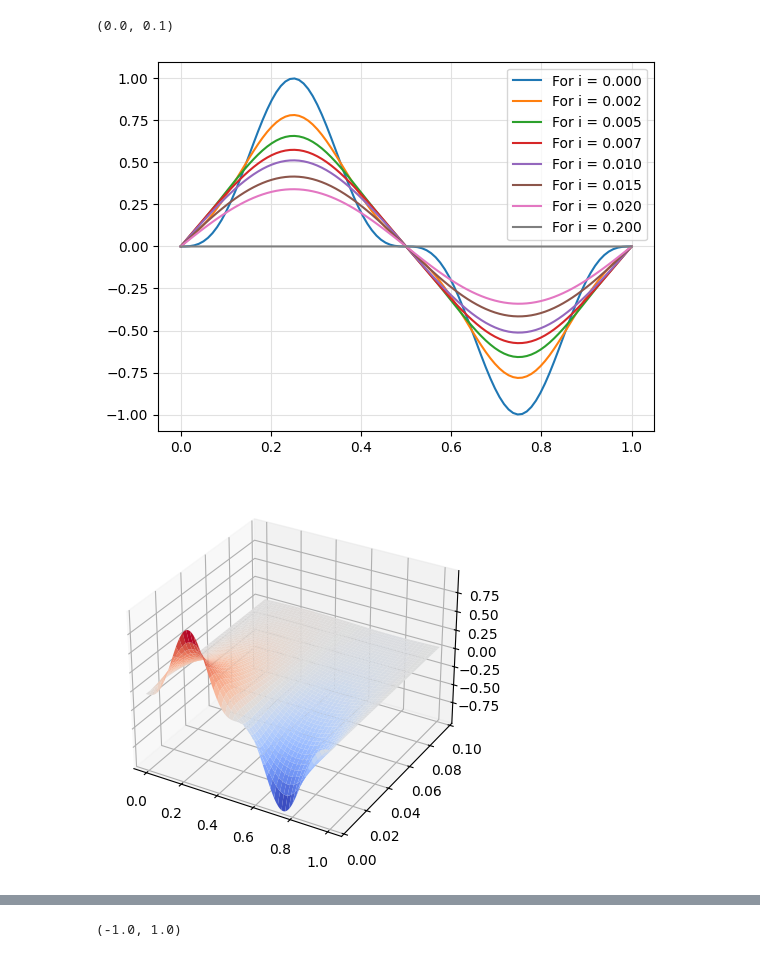
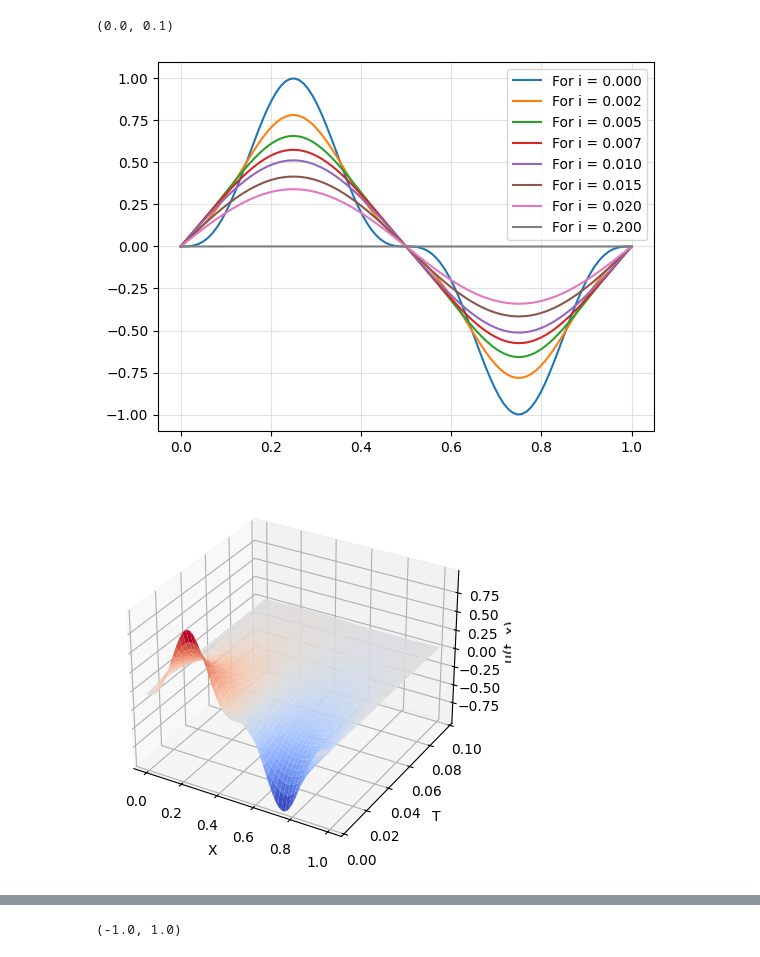
Before and after one commit to Myrvyll/Diploma, a Jupyter notebook: research_app_notes/shit 2var.ipynb, the cells around one changed output, grey strips where cells are left out. Saved outputs shown, nothing was run; the diff lists cells and outputs as text; code cells hidden in the pictures.

```diff
--- a/research_app_notes/shit 2var.ipynb
+++ b/research_app_notes/shit 2var.ipynb
@@ -22,34 +22,37 @@ for i in torch.cat((torch.linspace(0, 0.01, 5), torch.tensor([0.015, 0.02, 0.2])
     ys = solution(torch.full_like(xs, i), xs)
     plt.plot(xs, ys, zorder=2, label=f"For i = {i:.3f}")
 
 # ys = solution(xs, torch.full_like(xs, 0.01))
 # plt.plot(xs, ys, zorder=2, label=f"For i = {0}")
 plt.grid(c='#e1e1e1', zorder=0)
 plt.legend()
 
 mesh = 1000
 
 x = torch.linspace(0, 1, mesh)
 t = torch.linspace(0, 0.1, mesh)
 T, X = torch.meshgrid(t, x)
 data = torch.cartesian_prod(t, x)
 # cmap = plt.colormaps['Reds'](28)
 _, axes = plt.subplots(1, subplot_kw={"projection": "3d"})
 
 u = solution(T, X)
 
 # u = u.reshape((mesh, mesh))
 
 axes.plot_surface(X, T, u, cmap=plt.cm.coolwarm)
+axes.set_ylabel("T")
+axes.set_xlabel("X")
+axes.set_zlabel("u(t, x)")
 # for xs in ys_to_plot:
 #     line = axes.plot(x_train_1d, xs)
 #     # line[0].set_color(color)
 axes.set_ylim(0, 0.1)
 # axes.set_ylim(-1, 1)
 # %% [output]
 (0.0, 0.1)
 [figure]
-[figure, old version]
+[figure, new version]
 # %%
 # create class for needed thing
 class Approximator(nn.Module):
```
Also changed, not shown: parts of 2 cells of this notebook.
